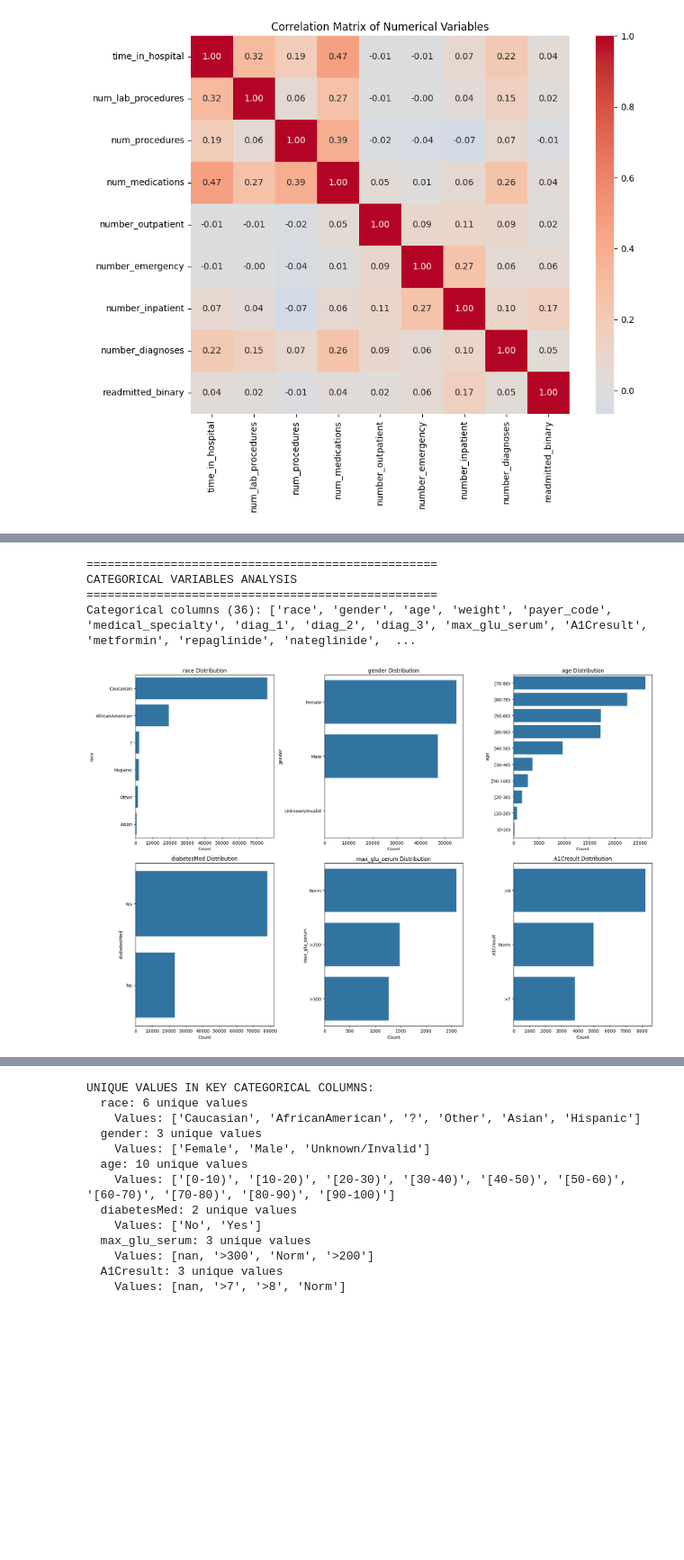
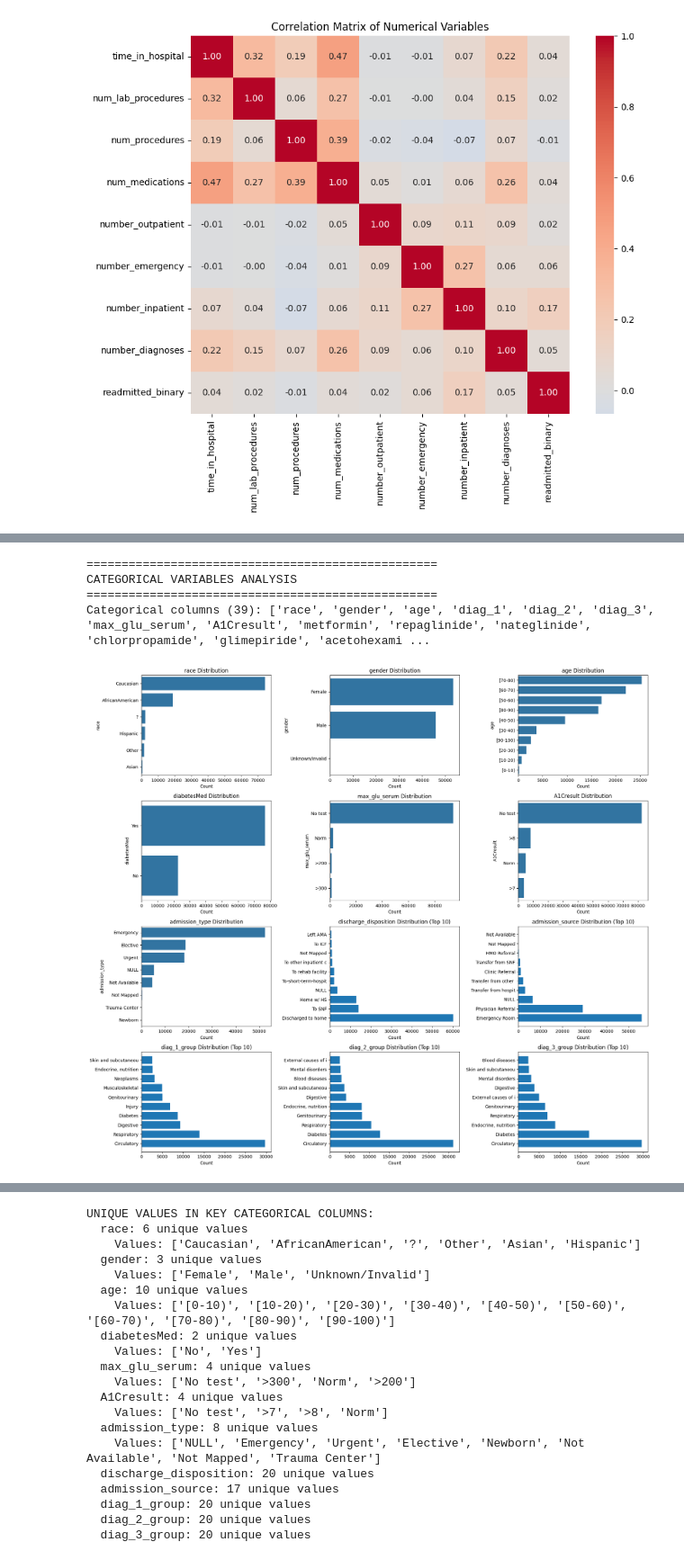
Before and after one commit to boskya/aai510-group1-diabetes-admissions, a Jupyter notebook: EDA_Diabetic_Dataset.ipynb, the cells around one changed output, grey strips where cells are left out. Shown at 90% size. Drawn from its saved outputs; the diff is of its cells as text; code cells hidden in the pictures; blank space fills up the shorter version.

```diff
--- a/EDA_Diabetic_Dataset.ipynb
+++ b/EDA_Diabetic_Dataset.ipynb
@@ -145,0 +141,16 @@ Columns with '?' values:
+# %%
+# Drop payer code, weight, medical speciality
+df.drop(columns=['payer_code'], inplace=True)
+df.drop(columns=['weight'], inplace=True)
+df.drop(columns=['medical_specialty'], inplace=True)
+df['race'] = df['race'].fillna('Unknown')
+df['A1Cresult'] = df['A1Cresult'].replace({
+    np.nan: 'No test',
+    'None': 'No test'
+})
+df['max_glu_serum'] = df['max_glu_serum'].replace({
+    np.nan: 'No test',
+    'None': 'No test'
+})
+for col in ['diag_1', 'diag_2', 'diag_3']:
+    df[col] = df[col].fillna('Missing')
@@ -319,0 +415,6 @@ max               16.00               1.00
+# %%
+# There are some dicharge dispositions that are not relevant to our analysis, including expired and discharged to hospice, still patient exluding those from analysis
+exclude_discharge_ids = [11, 12, 13, 14, 19, 20, 21]
+
+# Filter dataframe to exclude these discharge types
+df = df[~df['discharge_disposition_id'].isin(exclude_discharge_ids)].copy()
@@ -320,8 +510,4 @@ max               16.00               1.00
 # %%
-# =====================================
-# 5. CATEGORICAL VARIABLES ANALYSIS
-# =====================================
-
 def analyze_categorical_variables(df, target_col='readmitted_binary'):
     """Analyze categorical variables for modeling insights"""
     print("\n" + "="*50)
@@ -335,10 +521,11 @@ def analyze_categorical_variables(df, target_col='readmitted_binary'):
     print(f"Categorical columns ({len(categorical_cols)}): {categorical_cols}")
 
     # Analyze key categorical variables for modeling
-    key_categorical = ['race', 'gender', 'age', 'diabetesMed', 'max_glu_serum', 'A1Cresult']
+    key_categorical = ['race', 'gender', 'age', 'diabetesMed', 'max_glu_serum', 'A1Cresult', 'admission_type', 'discharge_disposition',
+    'admission_source', 'diag_1_group', 'diag_2_group', 'diag_3_group']
 
     # Distribution plots
-    fig, axes = plt.subplots(2, 3, figsize=(18, 12))
+    fig, axes = plt.subplots(4, 3, figsize=(18, 16))
     axes = axes.ravel()
 
     for i, col in enumerate(key_categorical):
@@ -357,46 +544,53 @@ def analyze_categorical_variables(df, target_col='readmitted_binary'):
                 axes[i].set_yticklabels(top_values.index)
                 axes[i].set_title(f'{col} Distribution (Top 10)')
                 axes[i].set_xlabel('Count')
+                            # Truncate x-tick labels to 20 characters
+                yticks = axes[i].get_yticklabels()
+                axes[i].set_yticklabels([tick.get_text()[:20] for tick in yticks])
+
 
     plt.tight_layout()
     plt.show()
 
     # Relationship with BINARY target variable (<30 days readmission)
-    fig, axes = plt.subplots(2, 3, figsize=(18, 12))
+    fig, axes = plt.subplots(4, 3, figsize=(18, 16))
     axes = axes.ravel()
 
     for i, col in enumerate(key_categorical):
         if col in df.columns and i < len(axes):
             # Create crosstab showing readmission rates by category (binary)
-            crosstab = pd.crosstab(df[col], df[target_col], normalize='index') * 100
+            crosstab = pd.crosstab(df[col], df[target_col], normalize='index')
             crosstab.plot(kind='bar', ax=axes[i],
                          color=['lightblue', 'lightcoral'])
             axes[i].set_title(f'{col} vs Readmission (<30 days)')
             axes[i].set_xlabel(col)
             axes[i].set_ylabel('Percentage')
             axes[i].legend(['No Readmission <30', 'Readmission <30'], title='Target')
             axes[i].tick_params(axis='x', rotation=45)
+            # Truncate x-tick labels to 20 characters
+            xticks = axes[i].get_xticklabels()
+            axes[i].set_xticklabels([tick.get_text()[:20] for tick in xticks], rotation=45, ha='right')
 
     plt.tight_layout()
     plt.show()
 
     # Print unique values for modeling consideration
     print("\nUNIQUE VALUES IN KEY CATEGORICAL COLUMNS:")
     for col in key_categorical:
         if col in df.columns:
             unique_count = df[col].nunique()
             print(f"  {col}: {unique_count} unique values")
             if unique_count <= 10:
                 print(f"    Values: {df[col].unique().tolist()}")
 
     return categorical_cols
 
 # Run categorical analysis
 if df is not None:
     categorical_features = analyze_categorical_variables(df)
 # %% [output]
 ==================================================
 CATEGORICAL VARIABLES ANALYSIS
 ==================================================
-Categorical columns (36): ['race', 'gender', 'age', 'weight', 'payer_code', 'medical_specialty', 'diag_1', 'diag_2', 'diag_3', 'max_glu_serum', 'A1Cresult', 'metformin', 'repaglinide', 'nateglinide',  ...
+Categorical columns (39): ['race', 'gender', 'age', 'diag_1', 'diag_2', 'diag_3', 'max_glu_serum', 'A1Cresult', 'metformin', 'repaglinide', 'nateglinide', 'chlorpropamide', 'glimepiride', 'acetohexami ...
-[figure, old version]
+[figure, new version]
@@ -410,7 +604,14 @@ UNIQUE VALUES IN KEY CATEGORICAL COLUMNS:
     Values: ['[0-10)', '[10-20)', '[20-30)', '[30-40)', '[40-50)', '[50-60)', '[60-70)', '[70-80)', '[80-90)', '[90-100)']
   diabetesMed: 2 unique values
     Values: ['No', 'Yes']
-  max_glu_serum: 3 unique values
-    Values: [nan, '>300', 'Norm', '>200']
-  A1Cresult: 3 unique values
-    Values: [nan, '>7', '>8', 'Norm']
+  max_glu_serum: 4 unique values
+    Values: ['No test', '>300', 'Norm', '>200']
+  A1Cresult: 4 unique values
+    Values: ['No test', '>7', '>8', 'Norm']
+  admission_type: 8 unique values
+    Values: ['NULL', 'Emergency', 'Urgent', 'Elective', 'Newborn', 'Not Available', 'Not Mapped', 'Trauma Center']
+  discharge_disposition: 20 unique values
+  admission_source: 17 unique values
+  diag_1_group: 20 unique values
+  diag_2_group: 20 unique values
+  diag_3_group: 20 unique values
```
Also changed, not shown: parts of 25 cells of this notebook, 1 other file.
